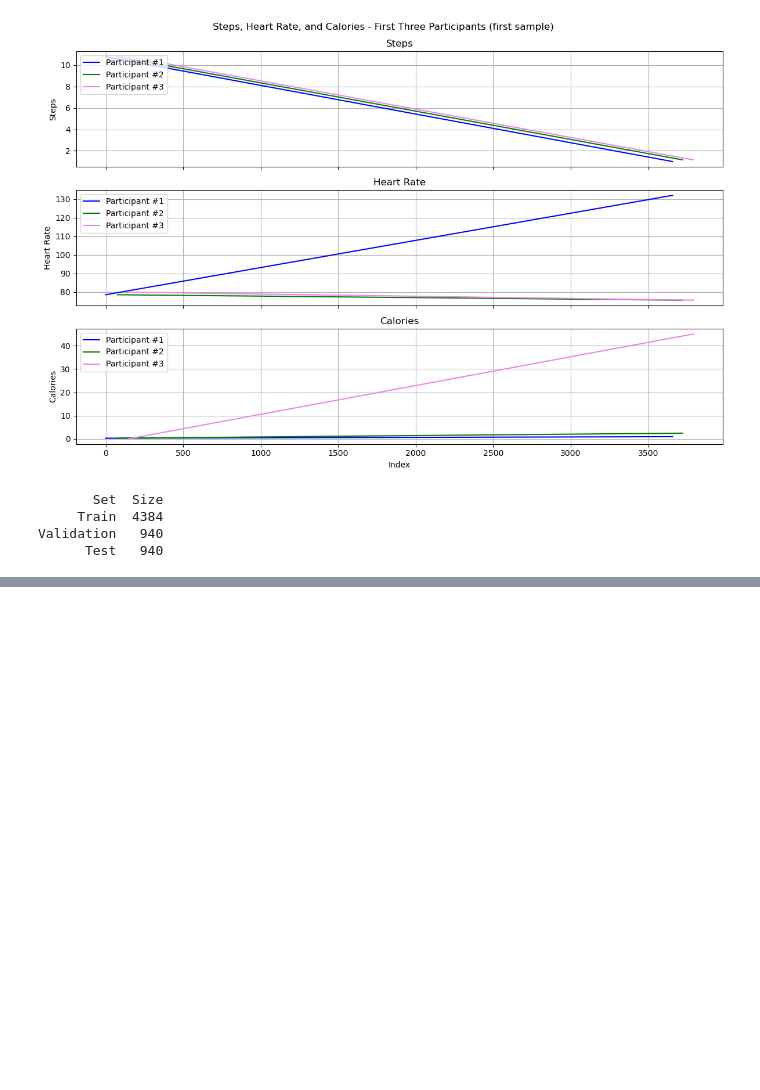
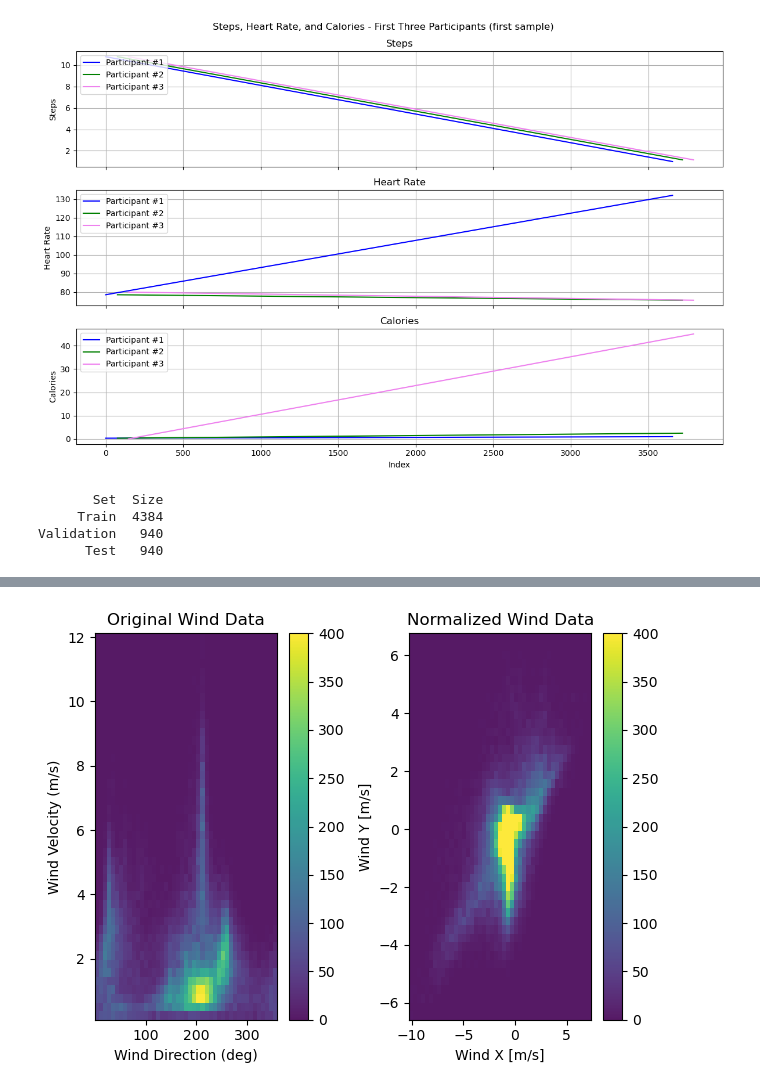
Before and after one commit to Aloa0001/AI-Data-Management-Lab-2, a Jupyter notebook: assignments/lab_2_assignments.ipynb, the cells around one changed output, grey strips where cells are left out. Saved outputs shown, nothing was run; the diff lists cells and outputs as text; code cells hidden in the pictures; blank space fills up the shorter version.

```diff
--- a/assignments/lab_2_assignments.ipynb
+++ b/assignments/lab_2_assignments.ipynb
@@ -448,3 +448,84 @@ We only focus on the columns "windvelo m/s" and "winddeg deg" which represent wi
 <img src="./images/hist2d_data_visualization.png" >
 
 Submit both the CSV file and your code.
+# %%
+import pandas as pd
+import numpy as np
+import matplotlib.pyplot as plt
+from sklearn.preprocessing import MinMaxScaler as norm
+
+df = pd.read_csv("./data/A2_4/Climate2016.csv")
+
+# Extract wind velocity and degree columns
+df_filtered = df[["windvelo (m/s)", "winddeg (deg)"]].copy()
+
+# Calculate WindVectors (X, Y), based on velocity and degree
+df_wind_speed = df_filtered["windvelo (m/s)"].copy()
+df_wind_degrees = df_filtered["winddeg (deg)"].copy()
+
+# Convert the wind degrees into angles (radiants) to use trigonometry (sin, cos)
+df_wind_radians = np.radians(df_wind_degrees)
+
+# X component of a vector is `magnitude * cos(angle)`
+# The magnitude is given by the wind speed
+# The angle is given by the radians value
+df_windveloX = df_wind_speed * np.cos(df_wind_radians)
+
+
+# Y component of a vector is `magnitude * sin(angle)`
+# The magnitude is given by the wind speed
+# The angle is given by the radians value
+df_windveloY = df_wind_speed * np.sin(df_wind_radians)
+
+# Add two more columns to your CSV file as windveloX and windveloY,
+# and save your CSV file
+df["windveloX"] = df_windveloX
+df["windveloY"] = df_windveloY
+df.to_csv("./data/A2_4/Climate2016_vectorsXY.csv", index=False)
+
+# Save the DataFrame containing the attributes of interest
+# ("windvelo (m/s)", "winddeg (deg)", "windveloX", "windveloY")
+print(df_filtered.head())
+df_filtered["windveloX"] = df_windveloX
+df_filtered["windveloY"] = df_windveloY
+df_filtered.to_csv("./data/A2_4/Climate2016_vectorsXY_filtered.csv", index=False)
+
+# Normalize the "windvelo (m/s)", "winddeg (deg)", "windveloX", "windveloY" values
+df_filtered_normalized = df_filtered.copy()
+df_filtered_normalized[
+    ["windvelo (m/s)", "winddeg (deg)", "windveloX", "windveloY"]
+] = norm().fit_transform(
+    df_filtered_normalized[
+        ["windvelo (m/s)", "winddeg (deg)", "windveloX", "windveloY"]
+    ]
+)
+print(df_filtered_normalized.head())
+
+# Use the "Hist2d" function to visualize the data before and after changes.
+# The original data
+df_wind_speed = df["windvelo (m/s)"].copy()
+df_wind_dir = df["winddeg (deg)"].copy()
+
+# Plot for original wind data
+plt.subplot(1, 2, 1)
+plt.hist2d(
+    df_wind_dir, df_wind_speed, bins=45, cmap="viridis", alpha=0.9, vmin=0, vmax=400
+)
+plt.colorbar()
+plt.title("Original Wind Data")
+plt.xlabel("Wind Direction (deg)")
+plt.ylabel("Wind Velocity (m/s)")
+
+# Plot for the vectorized and normalized wind data
+plt.subplot(1, 2, 2)
+plt.hist2d(
+    df_windveloX, df_windveloY, bins=45, cmap="viridis", alpha=0.9, vmin=0, vmax=400
+)
+plt.colorbar()
+plt.title("Normalized Wind Data")
+plt.xlabel("Wind X [m/s]")
+plt.ylabel("Wind Y [m/s]")
+
+plt.tight_layout()
+plt.show()
+# %% [output]
@@ -450,0 +544 @@ Submit both the CSV file and your code.
+[figure, added]
```
Also changed, not shown: parts of 1 cell of this notebook, 3 other files.
